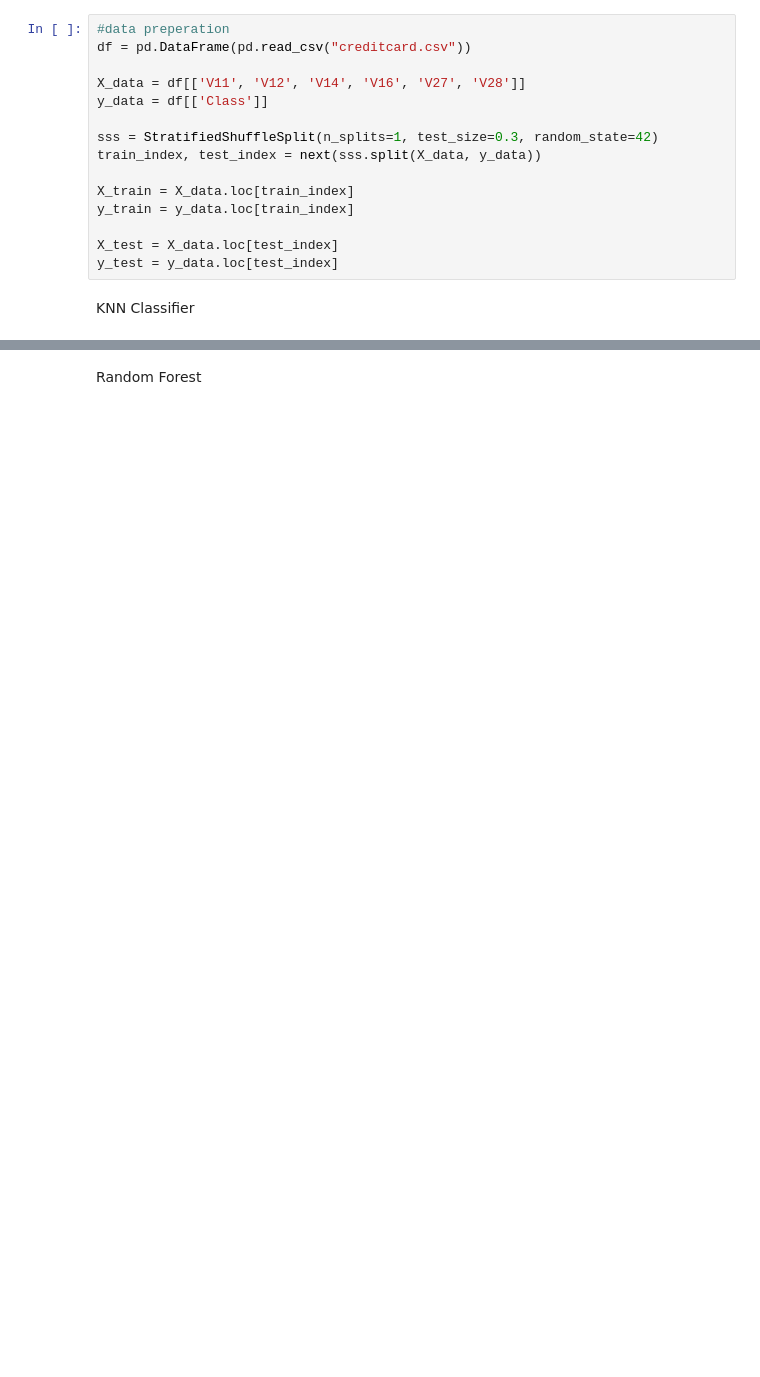
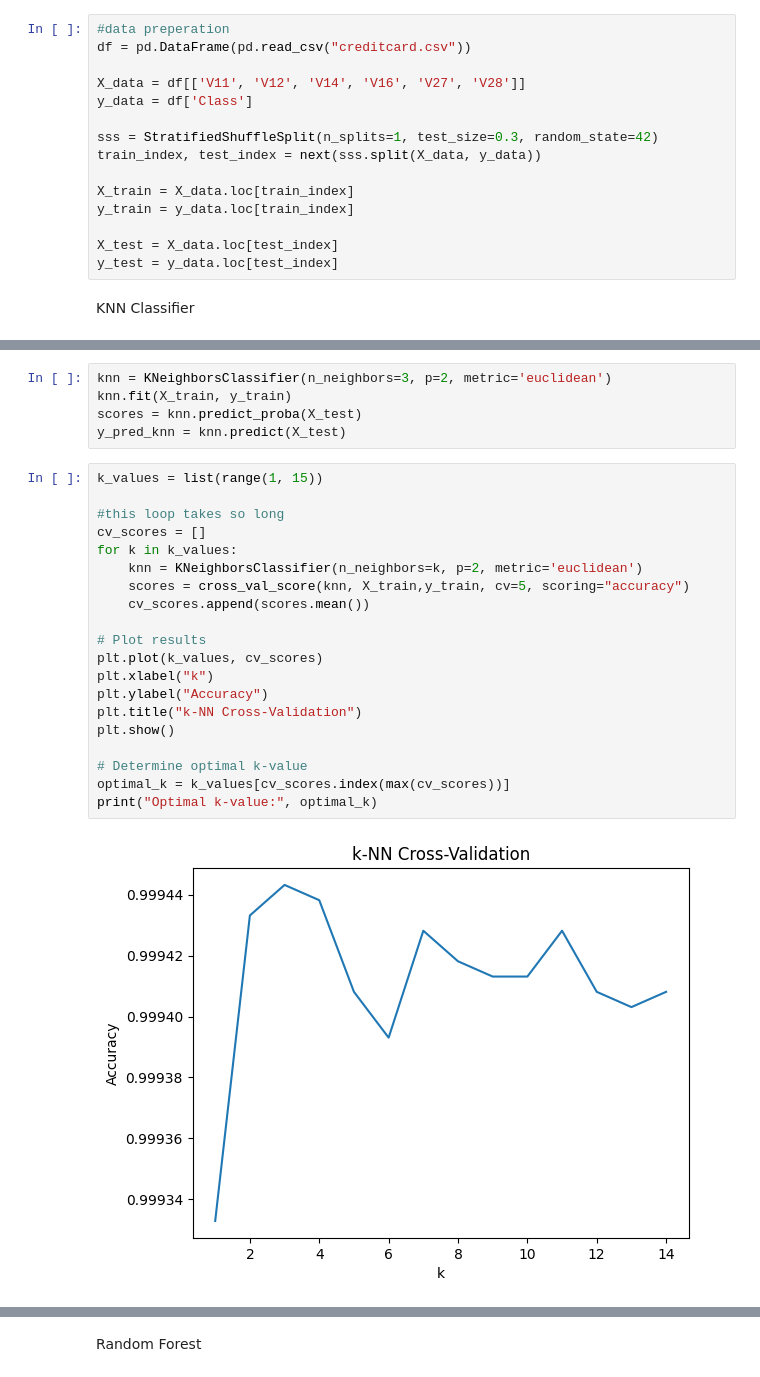
Before and after one commit to jakovitz-W/CreditFraudDetection, a Jupyter notebook: main.ipynb, the cells around one changed output, grey strips where cells are left out. Drawn from its saved outputs; the diff is of its cells as text; blank space fills up the shorter version.

```diff
--- a/main.ipynb
+++ b/main.ipynb
@@ -19,7 +21,7 @@ from sklearn.linear_model import Perceptron
 df = pd.DataFrame(pd.read_csv("creditcard.csv"))
 
 X_data = df[['V11', 'V12', 'V14', 'V16', 'V27', 'V28']]
-y_data = df[['Class']]
+y_data = df['Class']
 
 sss = StratifiedShuffleSplit(n_splits=1, test_size=0.3, random_state=42)
 train_index, test_index = next(sss.split(X_data, y_data))
@@ -35,0 +36,27 @@ knn = KNeighborsClassifier()
+# %%
+knn = KNeighborsClassifier(n_neighbors=3, p=2, metric='euclidean')
+knn.fit(X_train, y_train)
+scores = knn.predict_proba(X_test)
+y_pred_knn = knn.predict(X_test)
+# %%
+k_values = list(range(1, 15))
+
+#this loop takes so long
+cv_scores = []
+for k in k_values:
+    knn = KNeighborsClassifier(n_neighbors=k, p=2, metric='euclidean')
+    scores = cross_val_score(knn, X_train,y_train, cv=5, scoring="accuracy")
+    cv_scores.append(scores.mean())
+
+# Plot results
+plt.plot(k_values, cv_scores)
+plt.xlabel("k")
+plt.ylabel("Accuracy")
+plt.title("k-NN Cross-Validation")
+plt.show()
+
+# Determine optimal k-value
+optimal_k = k_values[cv_scores.index(max(cv_scores))]
+print("Optimal k-value:", optimal_k)
+# %% [output]
+[figure, added]
```
Also changed, not shown: parts of 7 cells of this notebook.
